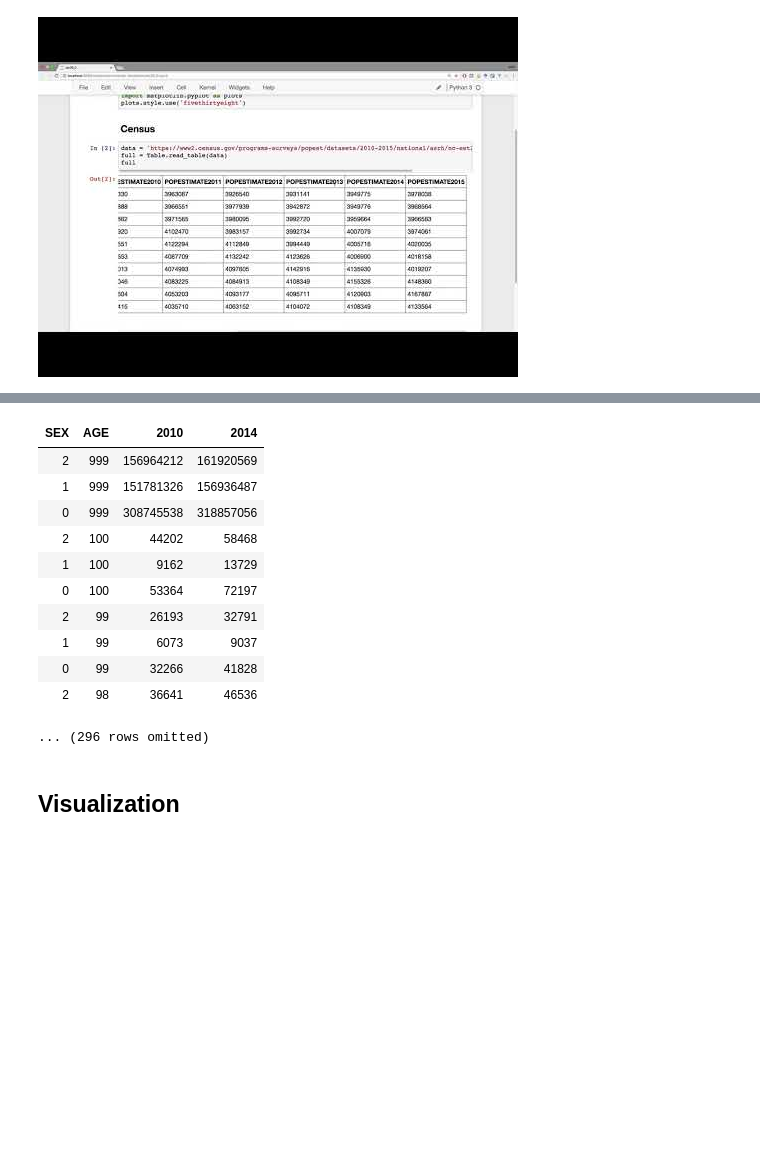
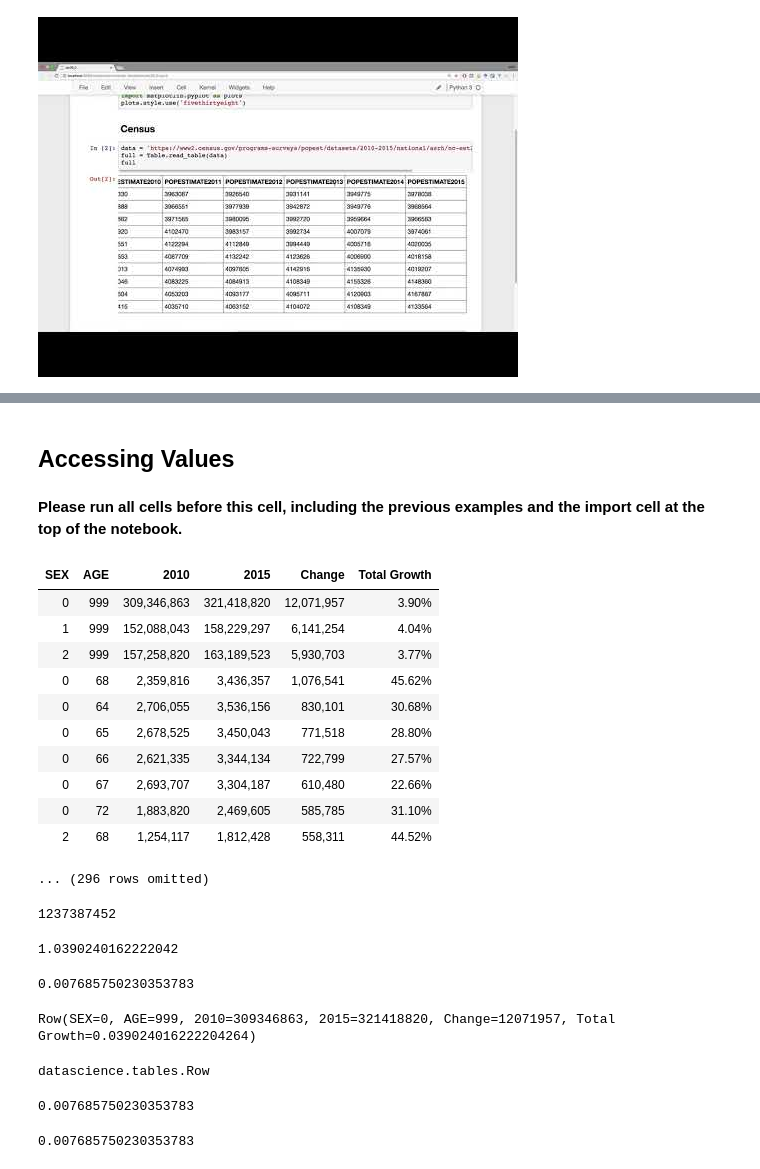
Before and after one commit to zach-guo/2023-DS-College-Advanatge, a Jupyter notebook: lec notebooks/lec06.ipynb, the cells around one changed output, grey strips where cells are left out. Drawn from its saved outputs; the diff is of its cells as text; code cells hidden in the pictures; blank space fills up the shorter version.

Commit message:
census notebook

```diff
--- a/lec notebooks/lec06.ipynb
+++ b/lec notebooks/lec06.ipynb
@@ -118,4 +44,4 @@ full
 # %%
-partial = full.select('SEX', 'AGE', 'CENSUS2010POP', 'POPESTIMATE2014')
-partial.show(4)
+partial = full.select('SEX', 'AGE', 4, 9)
+partial
 # %% [output]
@@ -128,4 +60,4 @@ partial.show(4)
 # %%
-simple = partial.relabeled(2, '2010').relabeled(3, '2014')
-simple.show(4)
+us_pop = partial.relabeled(2, '2010').relabeled(3, '2015')
+us_pop
 # %% [output]
@@ -152,0 +76,2 @@ simple.sort('AGE')
+# %%
+us_pop.set_format([2, 3], NumberFormatter)
@@ -152,0 +130,8 @@ simple.sort('AGE')
+# %%
+change = us_pop.column('2015') - us_pop.column('2010')
+census = us_pop.with_columns(
+    'Change', change,
+    'Total Growth', change / us_pop.column('2010')
+)
+census.set_format('Change', NumberFormatter)
+census.set_format('Total Growth', PercentFormatter)
@@ -153,17 +158,49 @@ simple.sort('AGE')
+# %% [markdown]
+## Accessing Values
+# %% [markdown]
+**Please run all cells before this cell, including the previous examples and the import cell at the top of the notebook.**
 # %%
-simple.sort('AGE', descending=True)
+census.sort('Change', descending=True)
 # %% [output]
-| SEX | AGE | 2010 | 2014 |
-| 2 | 999 | 156964212 | 161920569 |
-| 1 | 999 | 151781326 | 156936487 |
-| 0 | 999 | 308745538 | 318857056 |
-| 2 | 100 | 44202 | 58468 |
-| 1 | 100 | 9162 | 13729 |
-| 0 | 100 | 53364 | 72197 |
-| 2 | 99 | 26193 | 32791 |
-| 1 | 99 | 6073 | 9037 |
-| 0 | 99 | 32266 | 41828 |
-| 2 | 98 | 36641 | 46536 |
+| SEX | AGE | 2010 | 2015 | Change | Total Growth |
+| 0 | 999 | 309,346,863 | 321,418,820 | 12,071,957 | 3.90% |
+| 1 | 999 | 152,088,043 | 158,229,297 | 6,141,254 | 4.04% |
+| 2 | 999 | 157,258,820 | 163,189,523 | 5,930,703 | 3.77% |
+| 0 | 68 | 2,359,816 | 3,436,357 | 1,076,541 | 45.62% |
+| 0 | 64 | 2,706,055 | 3,536,156 | 830,101 | 30.68% |
+| 0 | 65 | 2,678,525 | 3,450,043 | 771,518 | 28.80% |
+| 0 | 66 | 2,621,335 | 3,344,134 | 722,799 | 27.57% |
+| 0 | 67 | 2,693,707 | 3,304,187 | 610,480 | 22.66% |
+| 0 | 72 | 1,883,820 | 2,469,605 | 585,785 | 31.10% |
+| 2 | 68 | 1,254,117 | 1,812,428 | 558,311 | 44.52% |
 ... (296 rows omitted)
-# %% [markdown]
-## Visualization ##
+# %%
+sum(census.column('2010'))
+# %% [output]
+1237387452
+# %%
+(321418820/309346863)
+# %% [output]
+1.0390240162222042
+# %%
+(321418820/309346863) ** (1/5) - 1
+# %% [output]
+0.007685750230353783
+# %%
+everyone = census.sort('Change', descending=True).row(0)
+everyone
+# %% [output]
+Row(SEX=0, AGE=999, 2010=309346863, 2015=321418820, Change=12071957, Total Growth=0.039024016222204264)
+# %%
+type(everyone)
+# %% [output]
+datascience.tables.Row
+# %%
+(everyone.item(3)/everyone.item(2)) ** (1/5) - 1
+# %% [output]
+0.007685750230353783
+# %%
+five_year_growth = everyone.item(5)
+(five_year_growth + 1) ** (1/5) - 1
+# %% [output]
+0.007685750230353783
```
Also changed, not shown: parts of 42 cells of this notebook, 1 other file.
